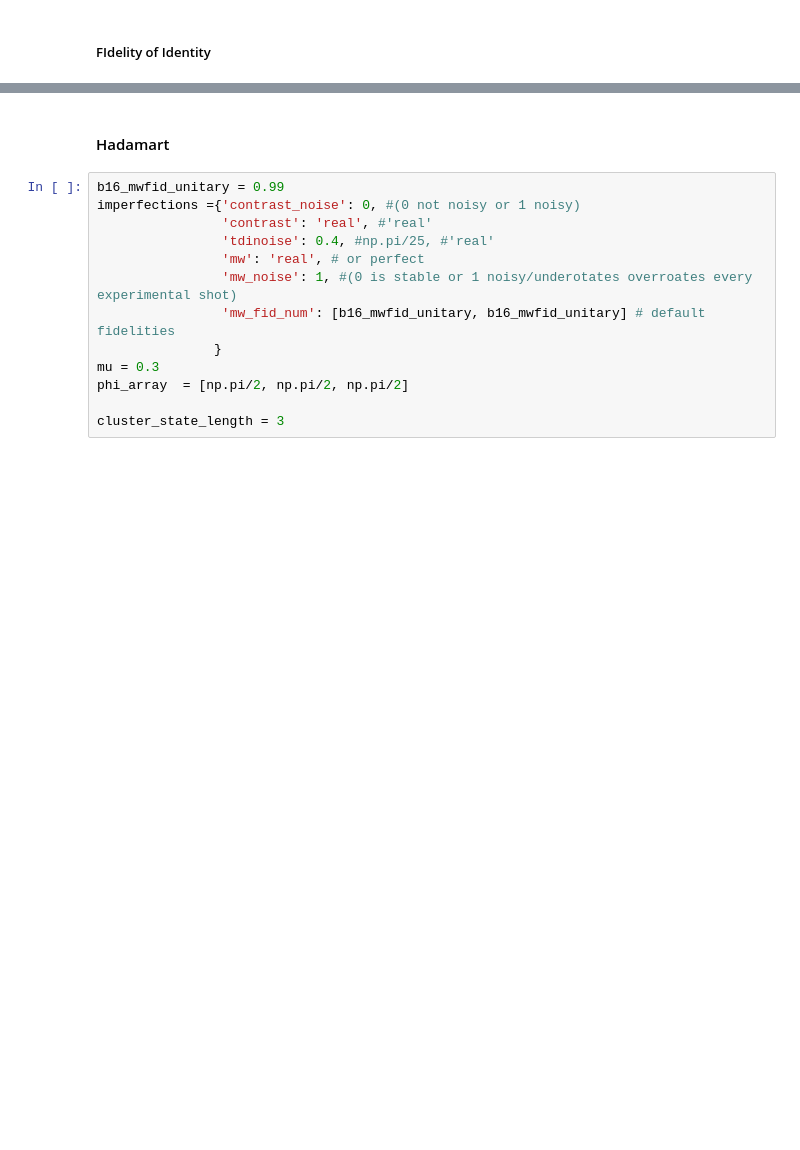
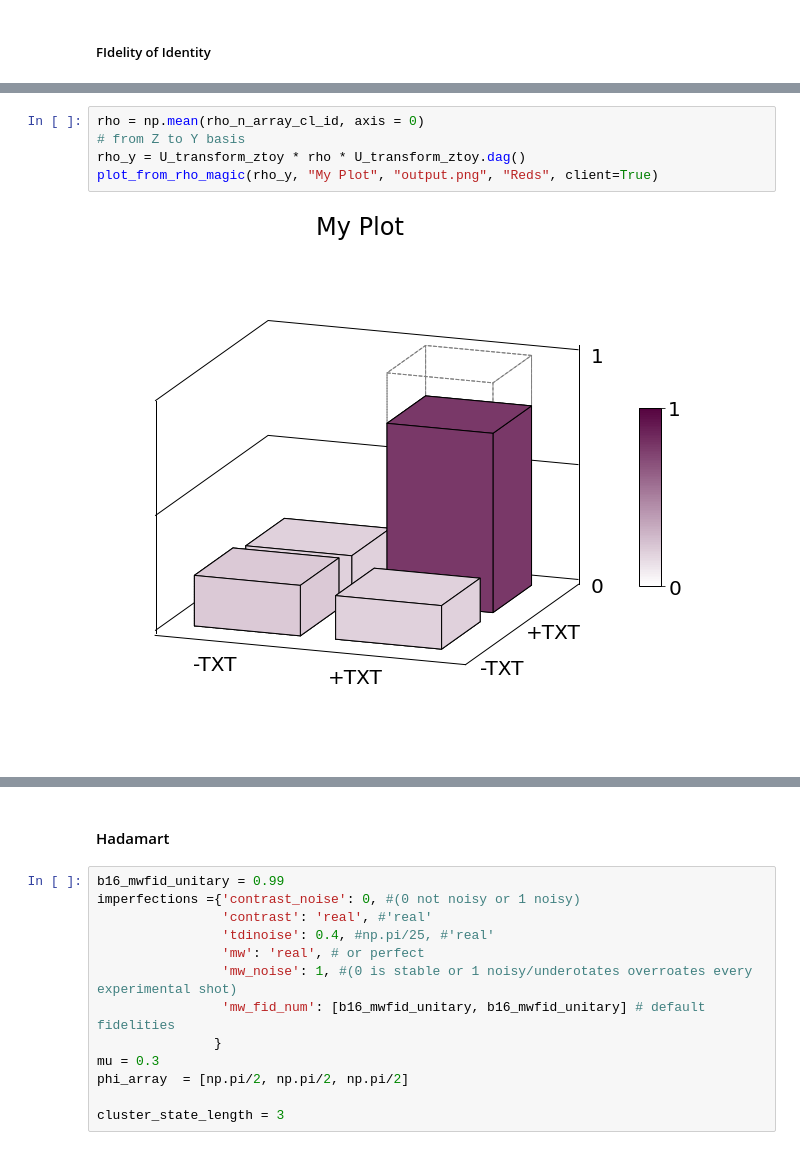
Before and after one commit to lukingroup/simnet, a Jupyter notebook: Notebooks/Blind_SingleNode_dataMatch.ipynb, the cells around one changed output, grey strips where cells are left out. Drawn from its saved outputs; the diff is of its cells as text; blank space fills up the shorter version.

```diff
--- a/Notebooks/Blind_SingleNode_dataMatch.ipynb
+++ b/Notebooks/Blind_SingleNode_dataMatch.ipynb
@@ -470 +909,8 @@ Qobj data =
+# %%
+rho = np.mean(rho_n_array_cl_id, axis = 0)
+# from Z to Y basis
+rho_y = U_transform_ztoy * rho * U_transform_ztoy.dag()
+plot_from_rho_magic(rho_y, "My Plot", "output.png", "Reds", client=True)
+# %% [output]
+[figure, added]
 # %%
```
Also changed, not shown: parts of 10 cells of this notebook, 4 other files.
